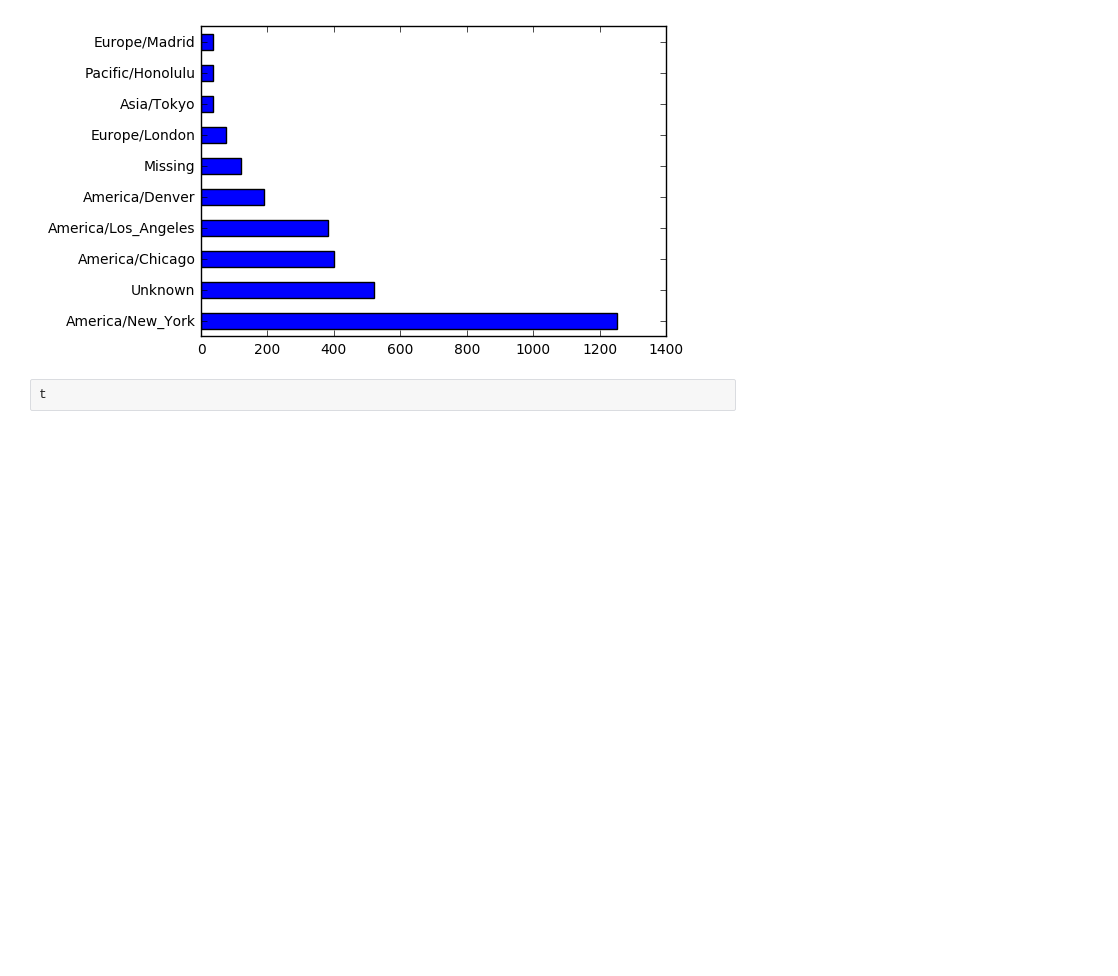
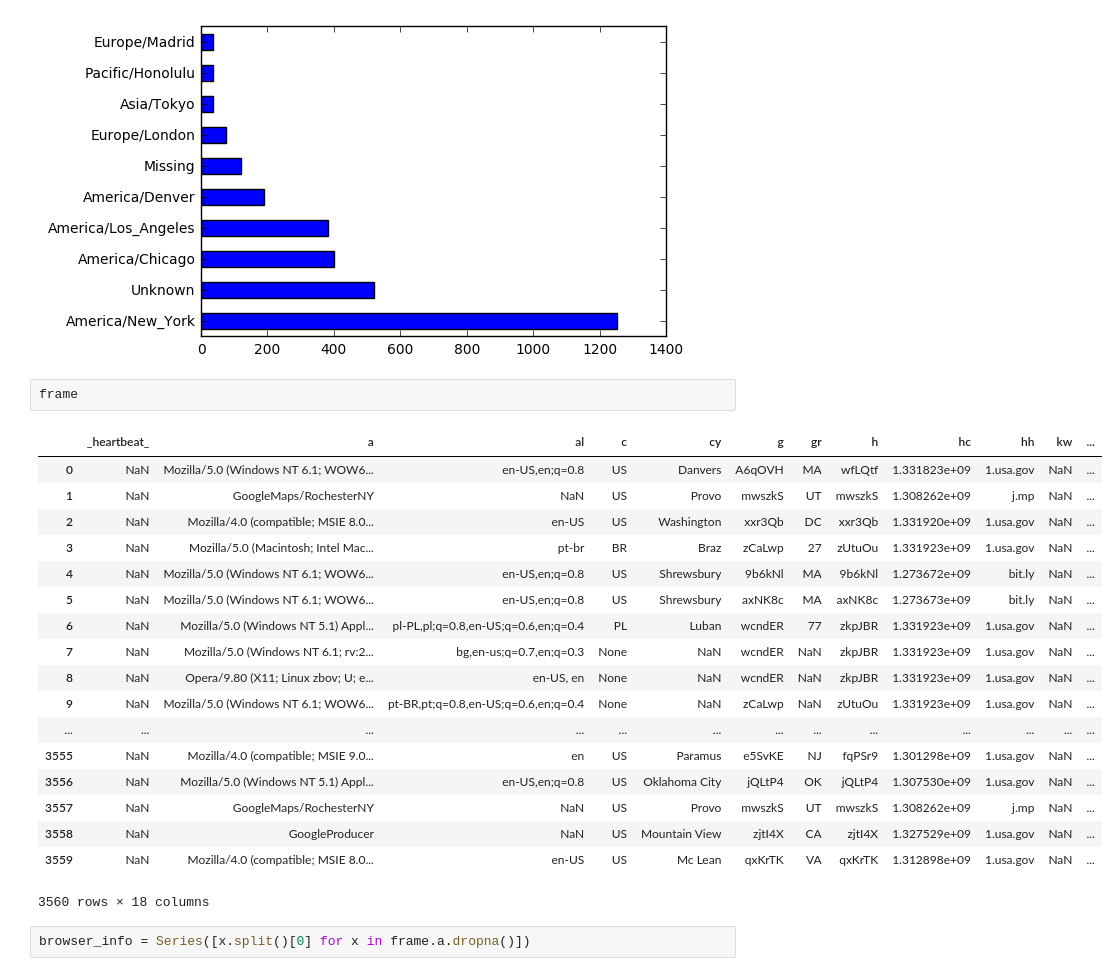
Before and after one commit to ZY-Journey/pydata-book, a Jupyter notebook: Practice.ipynb, the cells around one changed output. Drawn from its saved outputs; the diff is of its cells as text; blank space fills up the shorter version.

```diff
--- a/Practice.ipynb
+++ b/Practice.ipynb
@@ -67,5 +67,26 @@ tz_counts[:10].plot(kind = 'barh',rot = 0)
 # %% [output]
 <matplotlib.axes._subplots.AxesSubplot at 0x...>
 [figure]
-# %%
-t
+# %%
+frame
+# %% [output]
+|  | _heartbeat_ | a | al | c | cy | g | gr | h | hc | hh | kw | ... |
+| 0 | NaN | Mozilla/5.0 (Windows NT 6.1; WOW6... | en-US,en;q=0.8 | US | Danvers | A6qOVH | MA | wfLQtf | 1.331823e+09 | 1.usa.gov | NaN | ... |
+| 1 | NaN | GoogleMaps/RochesterNY | NaN | US | Provo | mwszkS | UT | mwszkS | 1.308262e+09 | j.mp | NaN | ... |
+| 2 | NaN | Mozilla/4.0 (compatible; MSIE 8.0... | en-US | US | Washington | xxr3Qb | DC | xxr3Qb | 1.331920e+09 | 1.usa.gov | NaN | ... |
+| 3 | NaN | Mozilla/5.0 (Macintosh; Intel Mac... | pt-br | BR | Braz | zCaLwp | 27 | zUtuOu | 1.331923e+09 | 1.usa.gov | NaN | ... |
+| 4 | NaN | Mozilla/5.0 (Windows NT 6.1; WOW6... | en-US,en;q=0.8 | US | Shrewsbury | 9b6kNl | MA | 9b6kNl | 1.273672e+09 | bit.ly | NaN | ... |
+| 5 | NaN | Mozilla/5.0 (Windows NT 6.1; WOW6... | en-US,en;q=0.8 | US | Shrewsbury | axNK8c | MA | axNK8c | 1.273673e+09 | bit.ly | NaN | ... |
+| 6 | NaN | Mozilla/5.0 (Windows NT 5.1) Appl... | pl-PL,pl;q=0.8,en-US;q=0.6,en;q=0.4 | PL | Luban | wcndER | 77 | zkpJBR | 1.331923e+09 | 1.usa.gov | NaN | ... |
+| 7 | NaN | Mozilla/5.0 (Windows NT 6.1; rv:2... | bg,en-us;q=0.7,en;q=0.3 | None | NaN | wcndER | NaN | zkpJBR | 1.331923e+09 | 1.usa.gov | NaN | ... |
+| 8 | NaN | Opera/9.80 (X11; Linux zbov; U; e... | en-US, en | None | NaN | wcndER | NaN | zkpJBR | 1.331923e+09 | 1.usa.gov | NaN | ... |
+| 9 | NaN | Mozilla/5.0 (Windows NT 6.1; WOW6... | pt-BR,pt;q=0.8,en-US;q=0.6,en;q=0.4 | None | NaN | zCaLwp | NaN | zUtuOu | 1.331923e+09 | 1.usa.gov | NaN | ... |
+| ... | ... | ... | ... | ... | ... | ... | ... | ... | ... | ... | ... | ... |
+| 3555 | NaN | Mozilla/4.0 (compatible; MSIE 9.0... | en | US | Paramus | e5SvKE | NJ | fqPSr9 | 1.301298e+09 | 1.usa.gov | NaN | ... |
+| 3556 | NaN | Mozilla/5.0 (Windows NT 5.1) Appl... | en-US,en;q=0.8 | US | Oklahoma City | jQLtP4 | OK | jQLtP4 | 1.307530e+09 | 1.usa.gov | NaN | ... |
+| 3557 | NaN | GoogleMaps/RochesterNY | NaN | US | Provo | mwszkS | UT | mwszkS | 1.308262e+09 | j.mp | NaN | ... |
+| 3558 | NaN | GoogleProducer | NaN | US | Mountain View | zjtI4X | CA | zjtI4X | 1.327529e+09 | 1.usa.gov | NaN | ... |
+| 3559 | NaN | Mozilla/4.0 (compatible; MSIE 8.0... | en-US | US | Mc Lean | qxKrTK | VA | qxKrTK | 1.312898e+09 | 1.usa.gov | NaN | ... |
+3560 rows × 18 columns
+# %%
+browser_info = Series([x.split()[0] for x in frame.a.dropna()])
```
Also changed, not shown: parts of 10 cells of this notebook.
